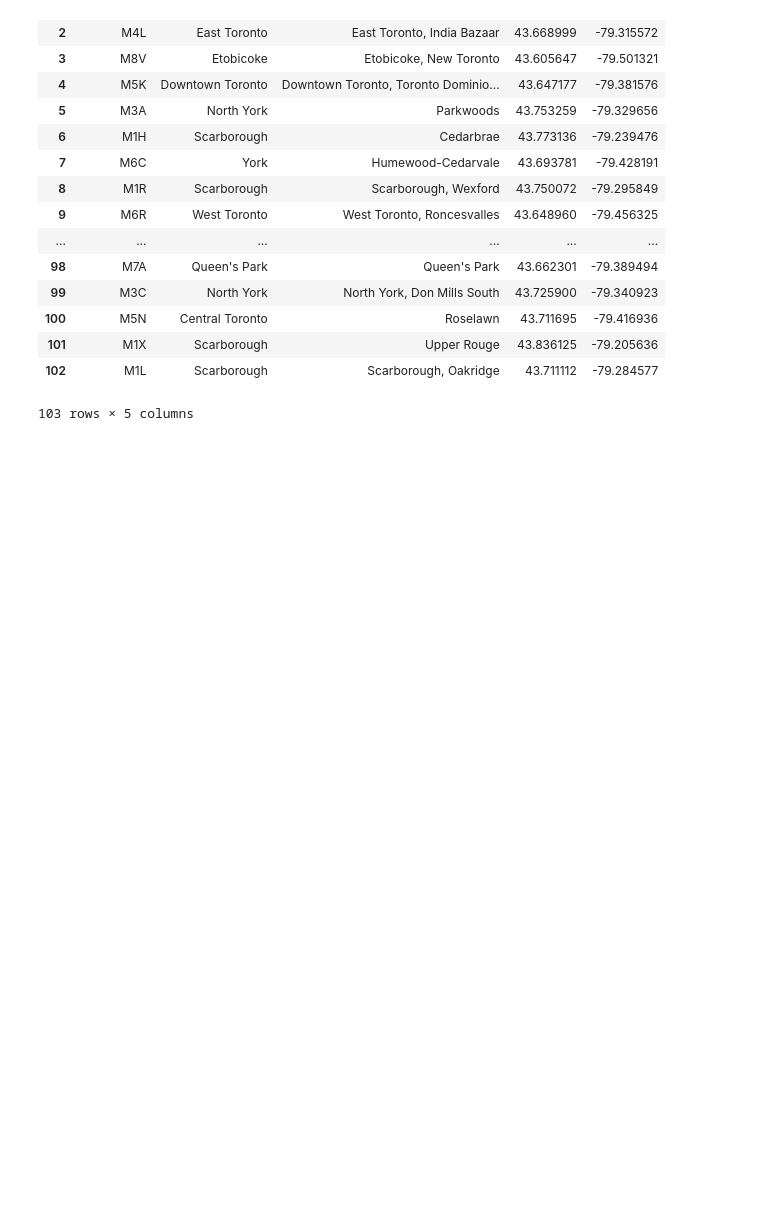
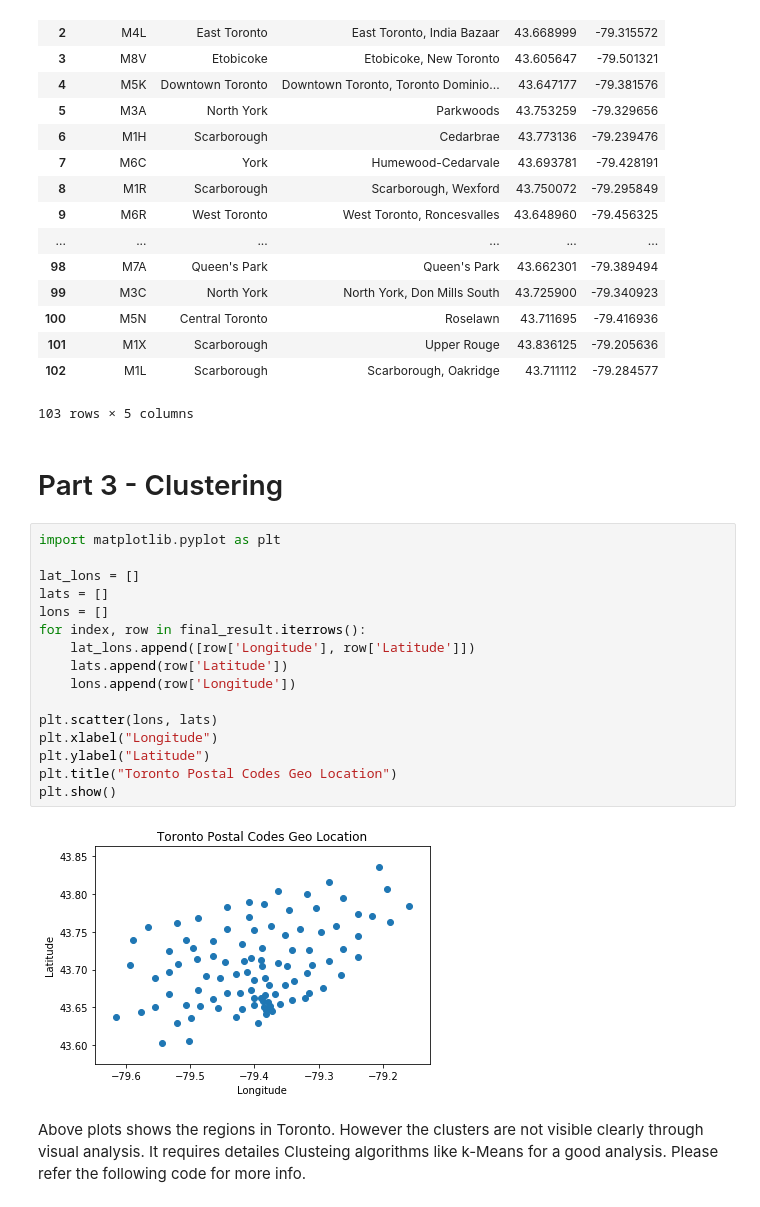
Before and after one commit to mohanprasath/course_work, a Jupyter notebook: coursera/applied_data_science_capstone/Week 3 Applied Data Science Capstone.ipynb, the cells around one changed output. Cells and saved outputs as stored; diff of their text form; blank space fills up the shorter version.

```diff
--- a/coursera/applied_data_science_capstone/Week 3 Applied Data Science Capstone.ipynb
+++ b/coursera/applied_data_science_capstone/Week 3 Applied Data Science Capstone.ipynb
@@ -115,3 +115,27 @@ final_result
 | 101 | M1X | Scarborough | Upper Rouge | 43.836125 | -79.205636 |
 | 102 | M1L | Scarborough | Scarborough, Oakridge | 43.711112 | -79.284577 |
 103 rows × 5 columns
+# %% [markdown]
+# Part 3 - Clustering
+# %%
+import matplotlib.pyplot as plt
+
+lat_lons = []
+lats = []
+lons = []
+for index, row in final_result.iterrows():
+    lat_lons.append([row['Longitude'], row['Latitude']])
+    lats.append(row['Latitude'])
+    lons.append(row['Longitude'])
+
+plt.scatter(lons, lats)
+plt.xlabel("Longitude")
+plt.ylabel("Latitude")
+plt.title("Toronto Postal Codes Geo Location")
+plt.show()
+# %% [output]
+[figure, added]
+# %% [markdown]
+Above plots shows the regions in Toronto. However the clusters are not visible
+clearly through visual analysis. It requires detailes Clusteing algorithms like
+k-Means for a good analysis. Please refer the following code for more info.
```
Also changed, not shown: parts of 3 cells of this notebook.
